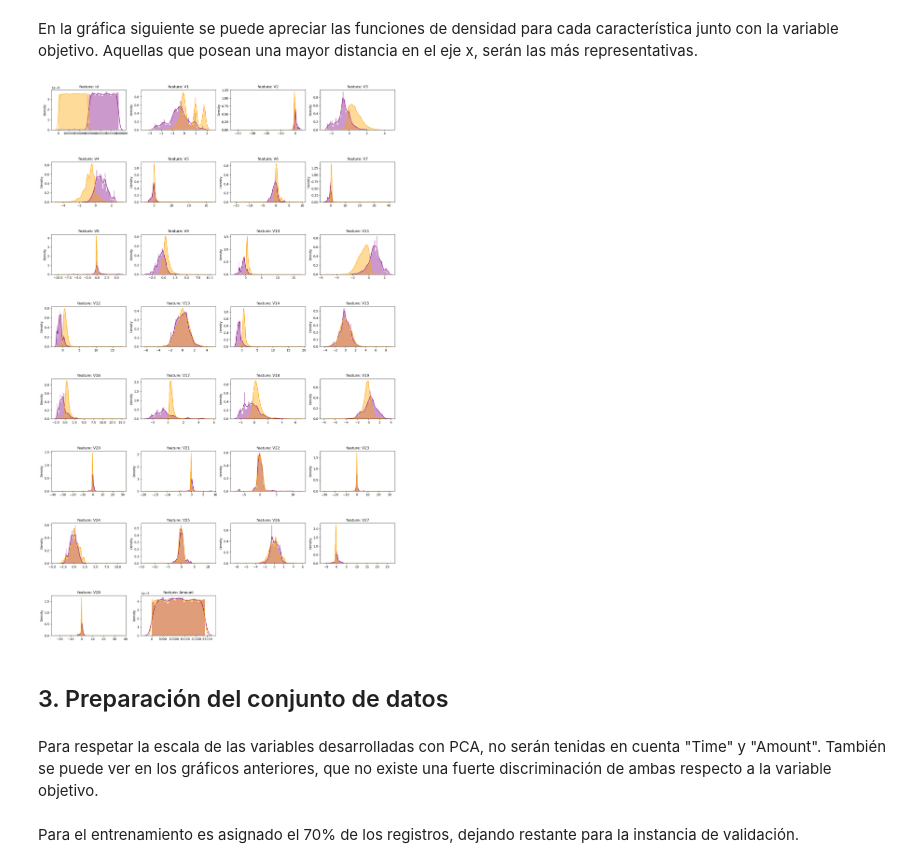
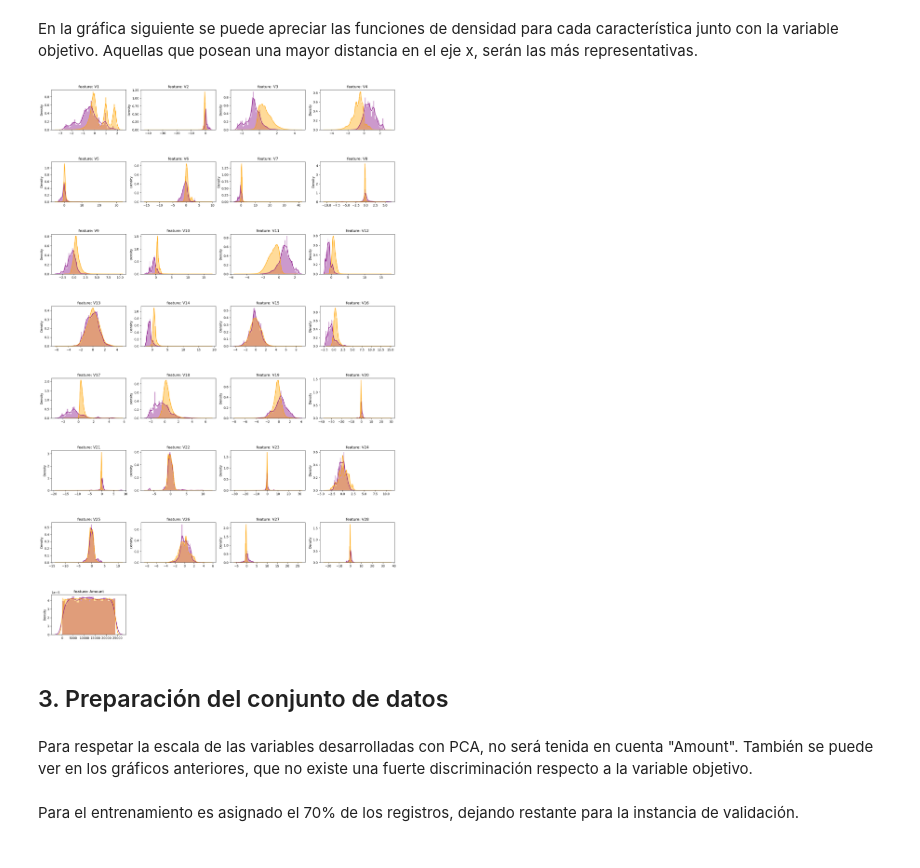
Before and after one commit to malcolmdpc/MachineLearningConPython, a Jupyter notebook: Regresión Logística • Detección de Fraude con Tarjetas de Crédito/Regresión Logística • Detección de Fraude con TC.ipynb, the cells around one changed output. Cells and saved outputs as stored; diff of their text form; code cells hidden in the pictures.

```diff
--- a/Regresión Logística • Detección de Fraude con Tarjetas de Crédito/Regresión Logística • Detección de Fraude con TC.ipynb
+++ b/Regresión Logística • Detección de Fraude con Tarjetas de Crédito/Regresión Logística • Detección de Fraude con TC.ipynb
@@ -128,26 +128,26 @@ df.describe()
 # %% [markdown]
 En la gráfica siguiente se puede apreciar las funciones de densidad para cada característica junto con la variable objetivo. Aquellas que posean una mayor distancia en el eje x, serán las más representativas.
 # %%
-features = df.drop("Class", axis=1)
+features = df.drop(["Class", "id"] , axis=1)
 
 plt.figure(figsize=(20,32))
 gs = gridspec.GridSpec(8, 4)
 gs.update(hspace=0.8)
 
 for i, f in enumerate(features):
     ax = plt.subplot(gs[i])
     sns.distplot(df[f][df["Class"] == 1], color="purple")
     sns.distplot(df[f][df["Class"] == 0], color="orange", )
     ax.set_xlabel('')
     ax.set_title('feature: ' + str(f))
 
 plt.show()
 # %% [output]
-[figure, old version]
+[figure, new version]
 # %% [markdown]
 ## 3. Preparación del conjunto de datos
 # %% [markdown]
-Para respetar la escala de las variables desarrolladas con PCA, no serán tenidas en cuenta "Time" y "Amount". También se puede ver en los gráficos anteriores, que no existe una fuerte discriminación de ambas respecto a la variable objetivo.
+Para respetar la escala de las variables desarrolladas con PCA, no será tenida en cuenta "Amount". También se puede ver en los gráficos anteriores, que no existe una fuerte discriminación respecto a la variable objetivo.
 # %%
 # Separación de variables predictoras de la variable dependiente
 X = df.drop(["Amount", "Class", "id"], axis=1)
```
Also changed, not shown: parts of 3 cells of this notebook.
